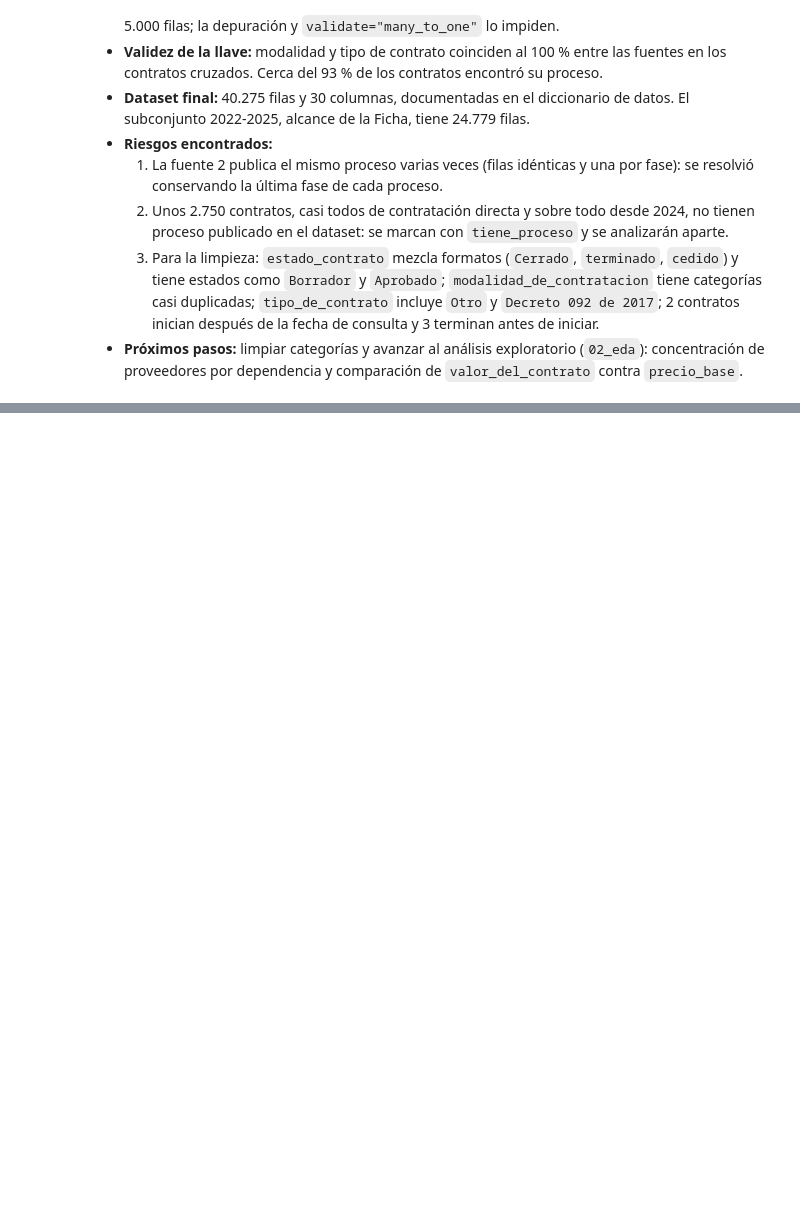
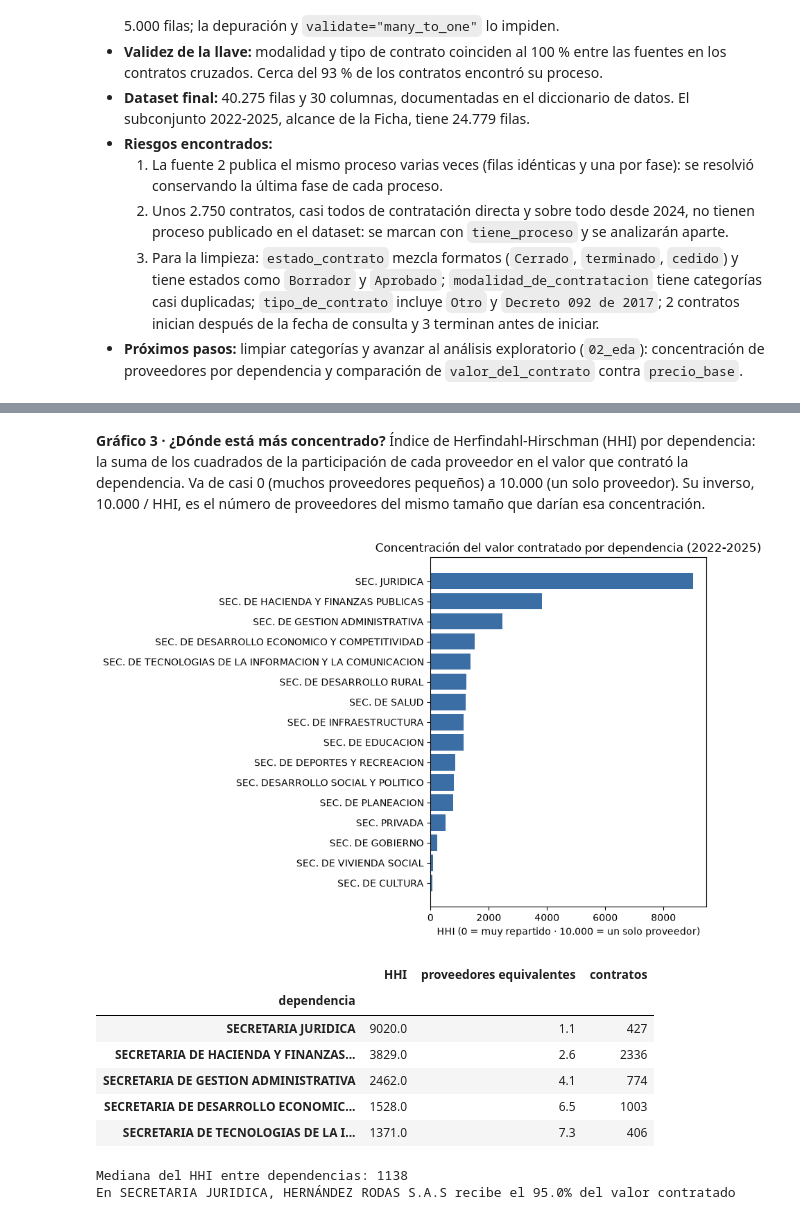
Before and after one commit to jahenao28-jh/contratacion-publica-pereira, a Jupyter notebook: notebooks/01_ingesta.ipynb, the cells around one changed output, grey strips where cells are left out. Cells and saved outputs as stored; diff of their text form; code cells hidden in the pictures; blank space fills up the shorter version.

```diff
--- a/notebooks/01_ingesta.ipynb
+++ b/notebooks/01_ingesta.ipynb
@@ -601,0 +1072,34 @@ Archivos guardados en C:\Users\alber\Documents\mineria-datos\data\processed
+# %% [markdown]
+**Gráfico 3 · ¿Dónde está más concentrado?** Índice de Herfindahl-Hirschman (HHI) por dependencia: la suma de los cuadrados de la participación de cada proveedor en el valor que contrató la dependencia. Va de casi 0 (muchos proveedores pequeños) a 10.000 (un solo proveedor). Su inverso, 10.000 / HHI, es el número de proveedores del mismo tamaño que darían esa concentración.
+# %%
+valor_dep = dinero.dropna(subset=["dependencia"]).groupby(["dependencia", "clave_proveedor"])["valor_del_contrato"].sum()
+cuota = valor_dep / valor_dep.groupby(level="dependencia").transform("sum")
+hhi = (cuota ** 2).groupby(level="dependencia").sum().mul(10_000).sort_values()
+
+fig, ax = plt.subplots(figsize=(9, 6))
+ax.barh(hhi.index.str.replace("SECRETARIA ", "SEC. ", regex=False), hhi.values, color="#3b6ea5")
+ax.set_xlabel("HHI (0 = muy repartido · 10.000 = un solo proveedor)")
+ax.set_title("Concentración del valor contratado por dependencia (2022-2025)")
+plt.tight_layout()
+plt.show()
+
+tabla_hhi = pd.DataFrame({"HHI": hhi.round(0),
+                          "proveedores equivalentes": (10_000 / hhi).round(1),
+                          "contratos": dinero["dependencia"].value_counts().reindex(hhi.index)})
+display(tabla_hhi.sort_values("HHI", ascending=False).head(5))
+print("Mediana del HHI entre dependencias:", round(hhi.median()))
+mas_concentrada = hhi.idxmax()
+cuotas = cuota.loc[mas_concentrada].sort_values(ascending=False)
+nombre = dinero.loc[dinero["clave_proveedor"] == cuotas.index[0], "proveedor_adjudicado"].iloc[0]
+print(f"En {mas_concentrada}, {nombre} recibe el {cuotas.iloc[0]:.1%} del valor contratado")
+# %% [output]
+[figure, added]
+|  | HHI | proveedores equivalentes | contratos |
+| dependencia |  |  |  |
+| SECRETARIA JURIDICA | 9020.0 | 1.1 | 427 |
+| SECRETARIA DE HACIENDA Y FINANZAS... | 3829.0 | 2.6 | 2336 |
+| SECRETARIA DE GESTION ADMINISTRATIVA | 2462.0 | 4.1 | 774 |
+| SECRETARIA DE DESARROLLO ECONOMIC... | 1528.0 | 6.5 | 1003 |
+| SECRETARIA DE TECNOLOGIAS DE LA I... | 1371.0 | 7.3 | 406 |
+Mediana del HHI entre dependencias: 1138
+En SECRETARIA JURIDICA, HERNÁNDEZ RODAS S.A.S recibe el 95.0% del valor contratado
```
Also changed, not shown: parts of 49 cells of this notebook, 5 other files.
